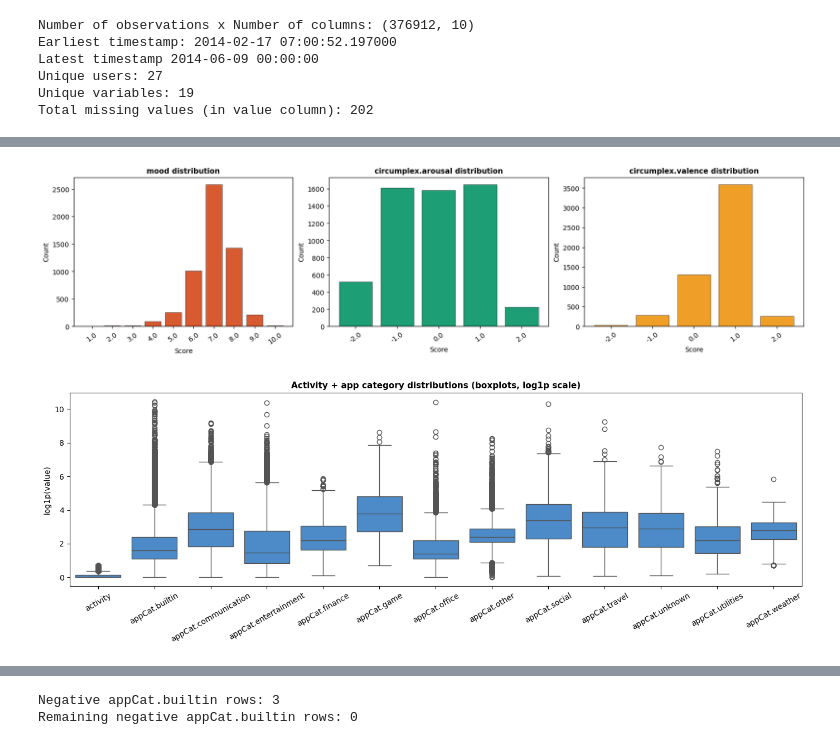
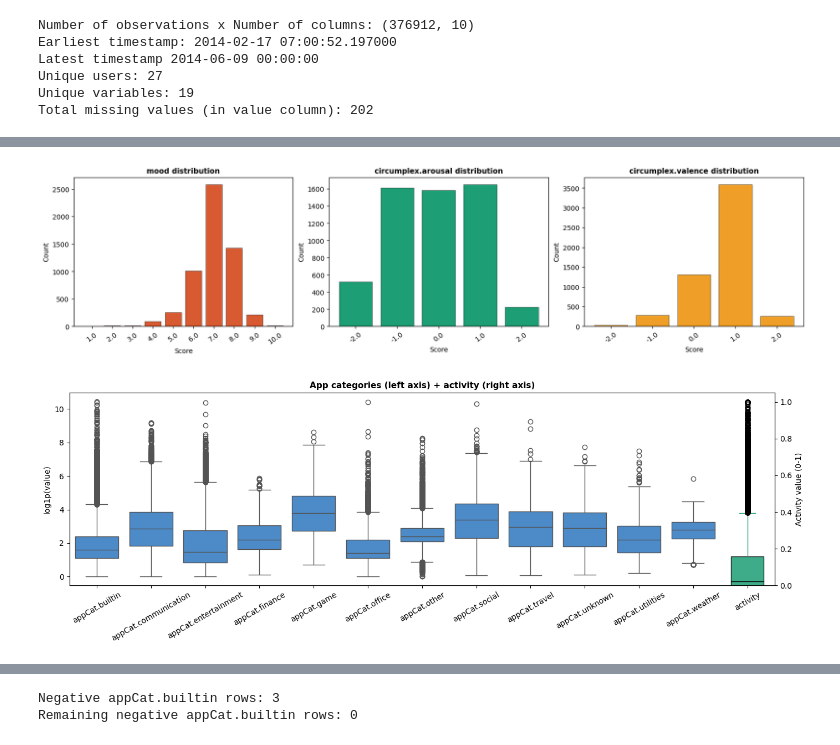
Before and after one commit to alicja-a-d/Data_Mining, a Jupyter notebook: assignment1_DMT_v1.ipynb, the cells around one changed output, grey strips where cells are left out. Drawn from its saved outputs; the diff is of its cells as text; code cells hidden in the pictures.

```diff
--- a/assignment1_DMT_v1.ipynb
+++ b/assignment1_DMT_v1.ipynb
@@ -114,46 +114,70 @@ stats
 # %%
 # Preprocessing-stage distribution overview
 # Figure 1: categorical-style bar plots for mood, arousal, valence
 # Figure 2: boxplots for activity and app categories together
 
 cat_vars = ["mood", "circumplex.arousal", "circumplex.valence"]
 fig, axes = plt.subplots(1, 3, figsize=(16, 4), constrained_layout=True)
 
 for ax, var, color in zip(axes, cat_vars, [CORAL, TEAL, AMBER]):
     vals = df.loc[df["variable"].eq(var), "value"].dropna()
     counts = vals.value_counts().sort_index()
     ax.bar(counts.index.astype(str), counts.values, color=color, edgecolor="black", linewidth=0.4)
     ax.set_title(f"{var} distribution")
     ax.set_xlabel("Score")
     ax.set_ylabel("Count")
     ax.tick_params(axis="x", rotation=35)
 
 plt.show()
 # maybe activity on its own, since btw 0 and 1
-boxplot_data = df[
-    (
-        df["variable"].str.startswith("appCat.")
-        | df["variable"].eq("activity")
-    )
+appcat_data = df[
+    df["variable"].str.startswith("appCat.")
+    & df["value"].notna()
+    & (df["value"] >= 0)
+].copy()
+activity_data = df[
+    df["variable"].eq("activity")
     & df["value"].notna()
     & (df["value"] >= 0)
 ].copy()
 
-boxplot_data["log_value"] = np.log1p(boxplot_data["value"])
+appcat_data["log_value"] = np.log1p(appcat_data["value"])
 
-order = ["activity"] + sorted(boxplot_data.loc[boxplot_data["variable"].str.startswith("appCat."), "variable"].unique())
+appcat_order = sorted(appcat_data["variable"].unique())
+activity_position = len(appcat_order)
 
-plt.figure(figsize=(14, 5))
-sns.boxplot(data=boxplot_data, x="variable", y="log_value", order=order, color=BLUE)
-plt.title("Activity + app category distributions (boxplots, log1p scale)")
-plt.xlabel("")
-plt.ylabel("log1p(value)")
-plt.xticks(rotation=30)
+fig, ax1 = plt.subplots(figsize=(14, 5))
+sns.boxplot(data=appcat_data, x="variable", y="log_value", order=appcat_order, color=BLUE, ax=ax1)
+ax1.set_ylabel("log1p(value)")
+ax1.set_xlabel("")
+ax1.set_title("App categories (left axis) + activity (right axis)")
+
+ax2 = ax1.twinx()
+ax2.boxplot(
+    [activity_data["value"].values],
+    positions=[activity_position],
+    widths=0.6,
+    patch_artist=True,
+    boxprops=dict(facecolor=TEAL, alpha=0.85),
+    medianprops=dict(color="black"),
+    whiskerprops=dict(color=TEAL),
+    capprops=dict(color=TEAL),
+)
+ax2.set_ylabel("Activity value (0-1)")
+ax2.set_ylim(0, 1.05)
+ax2.grid(False)
+
+xticks = list(range(len(appcat_order))) + [activity_position]
+xlabels = appcat_order + ["activity"]
+ax1.set_xticks(xticks)
+ax1.set_xticklabels(xlabels, rotation=30)
+ax1.set_xlim(-0.5, activity_position + 0.5)
+
 plt.tight_layout()
 plt.show()
 # %% [output]
 [figure]
-[figure, old version]
+[figure, new version]
 # %%
 circ = df[df["variable"].isin(["circumplex.arousal", "circumplex.valence"])].copy()
 
```
Also changed, not shown: parts of 39 cells of this notebook.
